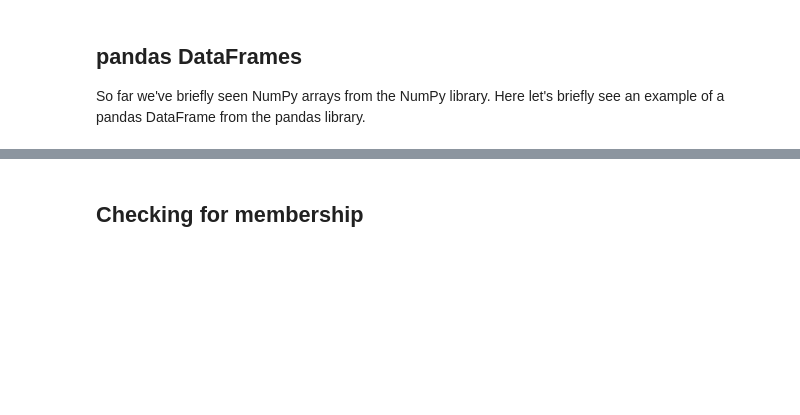
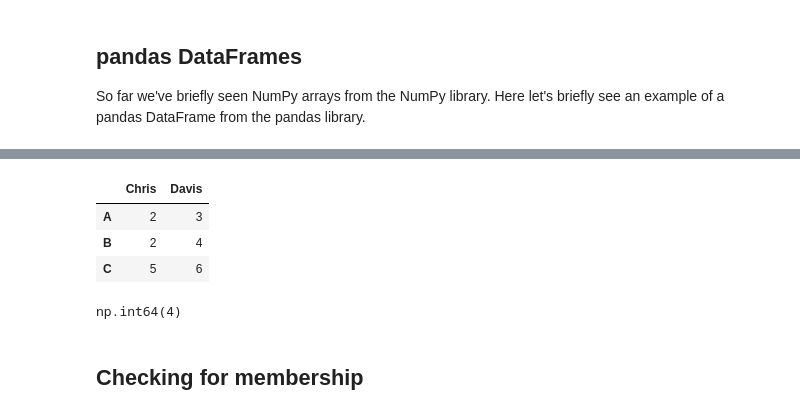
Before and after one commit to yeungme-ops/week0_p3, a Jupyter notebook: Week1-Thursday.ipynb, the cells around one changed output, grey strips where cells are left out. Saved outputs shown, nothing was run; the diff lists cells and outputs as text; code cells hidden in the pictures; blank space fills up the shorter version.

```diff
--- a/Week1-Thursday.ipynb
+++ b/Week1-Thursday.ipynb
@@ -37,3 +185,15 @@ So far we've briefly seen NumPy arrays from the NumPy library.  Here let's brief
+# %%
+df = pd.DataFrame(arr, columns = ["Chris", "Davis"], index = ["A", "B", "C"])
+pd.DataFrame(arr, columns = ["Chris", "Davis"], index = ["A", "B", "C"])
+# %% [output]
+|  | Chris | Davis |
+| A | 2 | 3 |
+| B | 2 | 4 |
+| C | 5 | 6 |
+# %%
+df.loc["B", "Davis"]
+# %% [output]
+np.int64(4)
 # %% [markdown]
 ## Checking for membership
 # %% [markdown]
```
Also changed, not shown: parts of 54 cells of this notebook.
